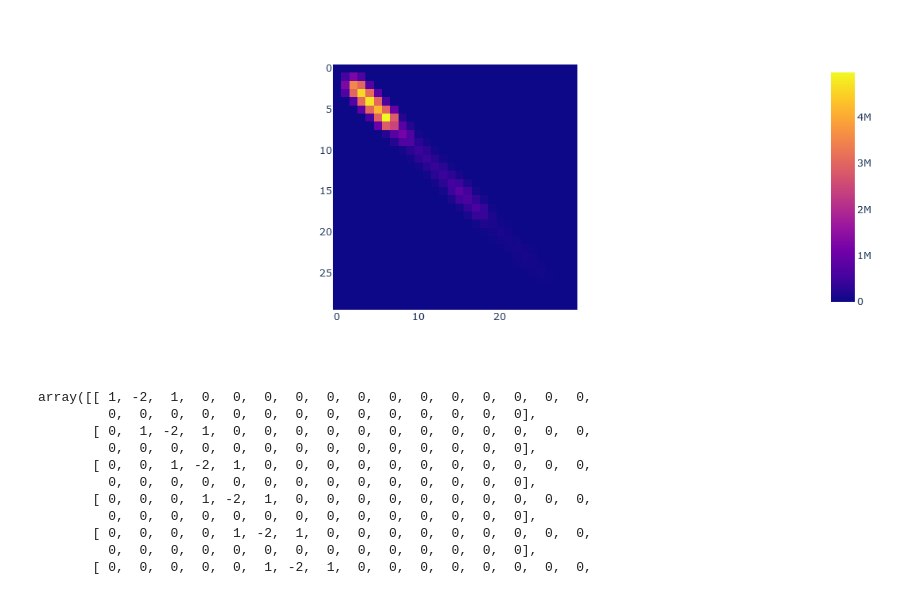
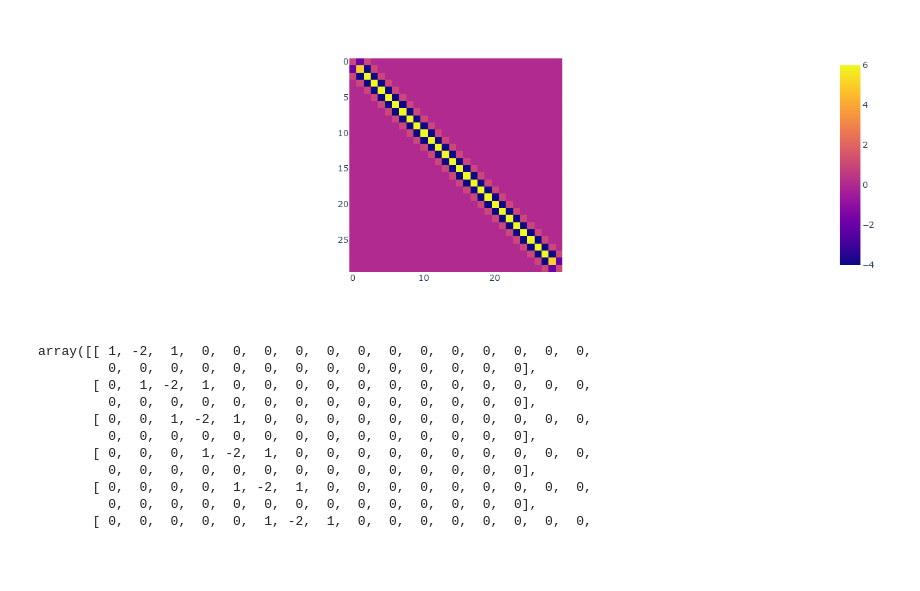
Before and after one commit to j-cap/Master-Thesis, a Jupyter notebook: Code/SplinesInPython/Code_.ipynb, the cells around one changed output. Cells and saved outputs as stored; diff of their text form; code cells hidden in the pictures; blank space fills up the shorter version.

```diff
--- a/Code/SplinesInPython/Code_.ipynb
+++ b/Code/SplinesInPython/Code_.ipynb
@@ -32,5 +32,5 @@ Se = Smooths(x_data=x, n_param=30, constraint="none", y=yn, lambdas={'smoothness
 M_q = StarModel(description=(("s(1)", "none", 30, (1, 0), "quantile"), ))
 M_e = StarModel(description=(("s(1)", "none", 30, (1, 0), "equidistant"), ))
 # %%
-px.imshow(Sq.smoothness)
+px.imshow(Se.smoothness)
 # %% [output]
@@ -38,4 +37,4 @@ px.imshow(Sq.smoothness)
-[figure, old version]
+[figure, new version]
 # %%
 # difference star according to Num Strömungsmechanik, Ferziger & Peric
 msv = Sq.x_data[np.argmax(Sq.basis, axis=0)]
```
Also changed, not shown: parts of 1 cell of this notebook, 2 other files.
